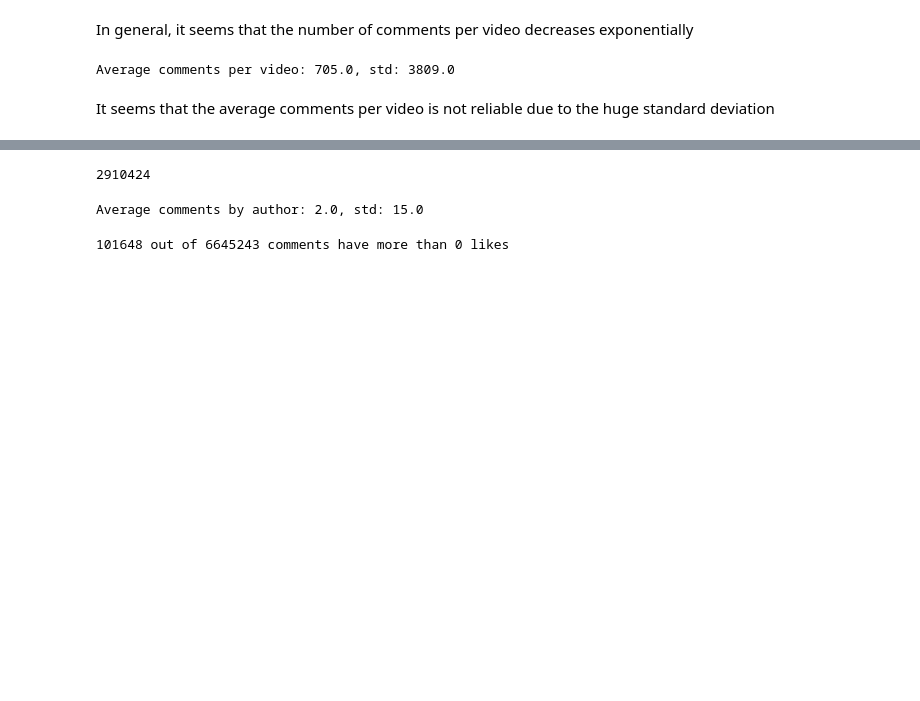
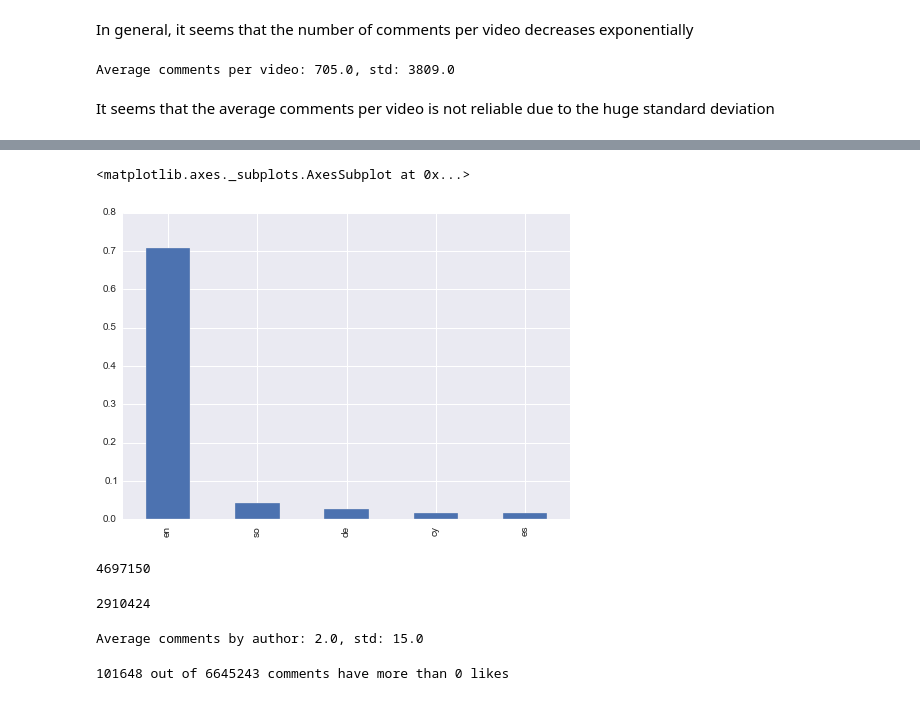
Before and after one commit to papapana/data_science, a Jupyter notebook: youtube_comedy_slam/notebooks/Youtube Data Exploration.ipynb, the cells around one changed output, grey strips where cells are left out. Drawn from its saved outputs; the diff is of its cells as text; code cells hidden in the pictures; blank space fills up the shorter version.

```diff
--- a/youtube_comedy_slam/notebooks/Youtube Data Exploration.ipynb
+++ b/youtube_comedy_slam/notebooks/Youtube Data Exploration.ipynb
@@ -100,3 +128,14 @@ It seems that the average comments per video is not reliable due to the huge sta
+# %%
+data.language.value_counts(normalize=True).sort_values(ascending=False).head(5).plot(kind='bar')
+# %% [output]
+<matplotlib.axes._subplots.AxesSubplot at 0x...>
+[figure, added]
+# %%
+# Get only English comments
+data_en = data[data.language == 'en']
+len(data_en)
+# %% [output]
+4697150
 # %%
 # How many different comment authors are there?
 len(pd.unique(data.authorDisplayName))
```
Also changed, not shown: parts of 19 cells of this notebook.
